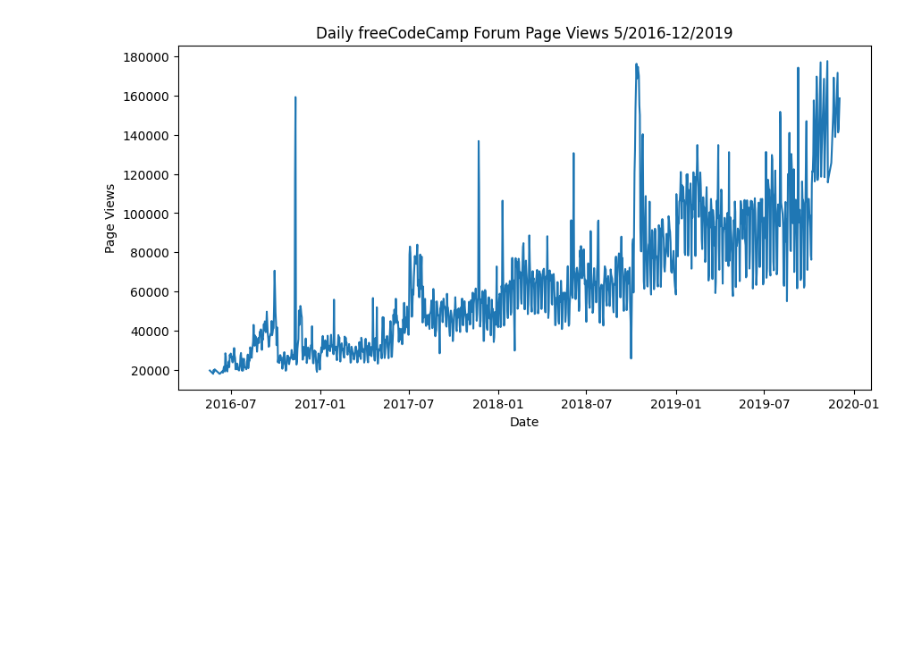
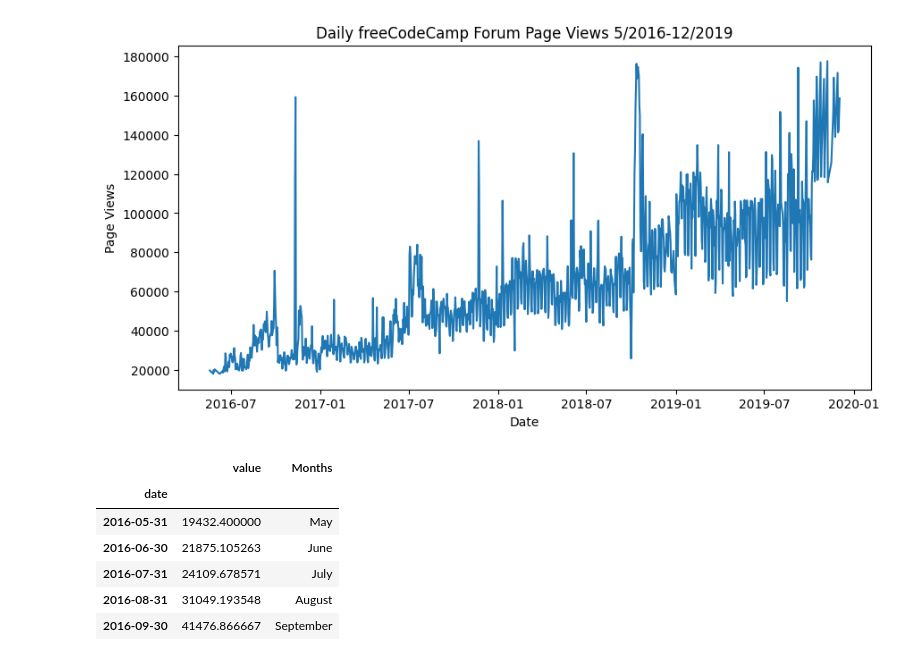
Before and after one commit to abeflores/Data_Analysis_with_Python, a Jupyter notebook: time_series_visualizer.ipynb, the cells around one changed output. Drawn from its saved outputs; the diff is of its cells as text; code cells hidden in the pictures; blank space fills up the shorter version.

```diff
--- a/time_series_visualizer.ipynb
+++ b/time_series_visualizer.ipynb
@@ -95,0 +96,16 @@ def draw_bar_plot():
+# %%
+df_bar = df.copy()
+# %%
+df_bar = df_bar.resample('M').mean()
+# %%
+df_bar['Months'] = df_bar.index.strftime('%B')
+# %%
+df_bar.head()
+# %% [output]
+|  | value | Months |
+| date |  |  |
+| 2016-05-31 | 19432.400000 | May |
+| 2016-06-30 | 21875.105263 | June |
+| 2016-07-31 | 24109.678571 | July |
+| 2016-08-31 | 31049.193548 | August |
+| 2016-09-30 | 41476.866667 | September |
```
Also changed, not shown: parts of 1 cell of this notebook.
